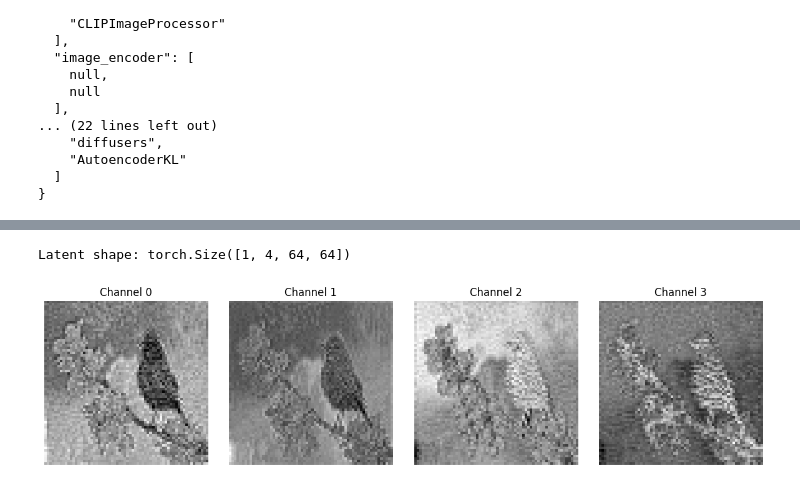
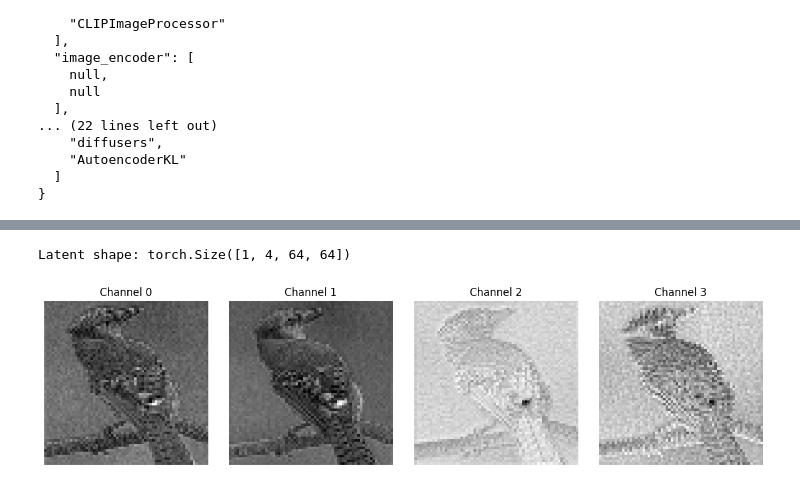
Before and after one commit to nickocruzm/Research299, a Jupyter notebook: Research299.ipynb, the cells around one changed output, grey strips where cells are left out. Cells and saved outputs as stored; diff of their text form; code cells hidden in the pictures.

```diff
--- a/Research299.ipynb
+++ b/Research299.ipynb
@@ -204,29 +216,29 @@ def encode_to_latent(image_np: np.ndarray, vae: AutoencoderKL, device: str = Non
 # %%
 from diffusers import AutoencoderKL
 from PIL import Image
 import numpy as np
 import matplotlib.pyplot as plt
 
 # Load the pretrained Stable Diffusion VAE
 vae = AutoencoderKL.from_pretrained("runwayml/stable-diffusion-v1-5", subfolder="vae").to("cuda" if torch.cuda.is_available() else "cpu")
 
 # Load image
-image = Image.open(file_name).convert("RGB").resize((512, 512))
+image = Image.open("bird.png").convert("RGB").resize((512, 512))
 image_np = np.array(image).astype(np.float32) / 255.0
 
 # Get latent representation
 latents = encode_to_latent(image_np, vae)
 print("Latent shape:", latents.shape)
 
 # Visualize the latent channels
 latents_np = latents[0].detach().cpu().numpy()
 fig, axes = plt.subplots(1, 4, figsize=(12, 3))
 for i in range(4):
     axes[i].imshow(latents_np[i], cmap="gray")
     axes[i].axis("off")
     axes[i].set_title(f"Channel {i}")
 plt.tight_layout()
 plt.show()
 # %% [output]
 Latent shape: torch.Size([1, 4, 64, 64])
-[figure, old version]
+[figure, new version]
```
Also changed, not shown: parts of 17 cells of this notebook.
